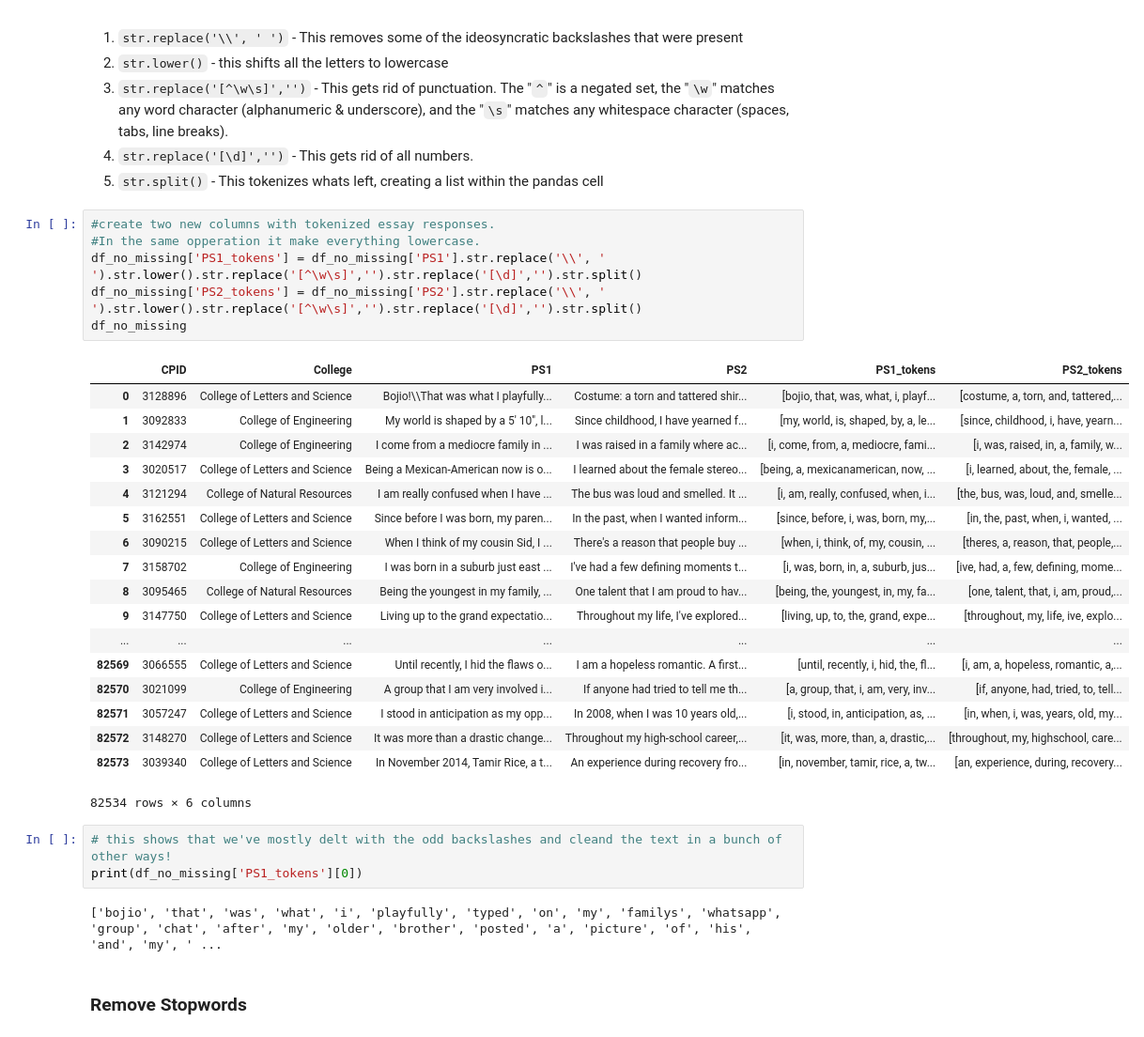
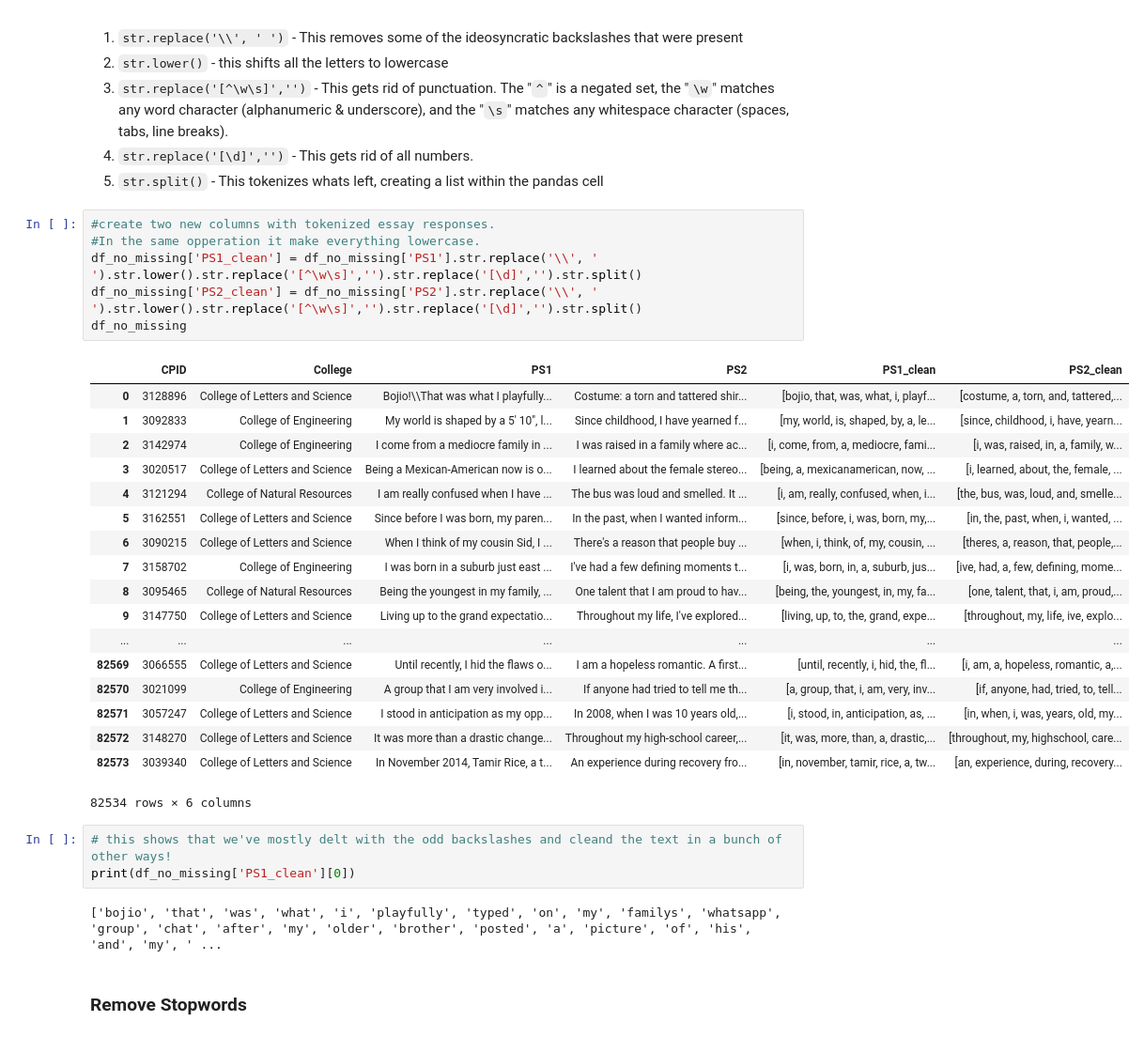
Before and after one commit to BeniamG/Admissions_Essays, a Jupyter notebook: Admissions_Essays_Full_Test_Topic_Modeling.ipynb, the cells around one changed output. Shown at 94% size. Saved outputs shown, nothing was run; the diff lists cells and outputs as text.

```diff
--- a/Admissions_Essays_Full_Test_Topic_Modeling.ipynb
+++ b/Admissions_Essays_Full_Test_Topic_Modeling.ipynb
@@ -332,11 +332,11 @@ The section below combines multiple preprocessing steps into a singl eline of co
 # %%
 #create two new columns with tokenized essay responses.
 #In the same opperation it make everything lowercase.
-df_no_missing['PS1_tokens'] = df_no_missing['PS1'].str.replace('\\', ' ').str.lower().str.replace('[^\w\s]','').str.replace('[\d]','').str.split()
-df_no_missing['PS2_tokens'] = df_no_missing['PS2'].str.replace('\\', ' ').str.lower().str.replace('[^\w\s]','').str.replace('[\d]','').str.split()
+df_no_missing['PS1_clean'] = df_no_missing['PS1'].str.replace('\\', ' ').str.lower().str.replace('[^\w\s]','').str.replace('[\d]','').str.split()
+df_no_missing['PS2_clean'] = df_no_missing['PS2'].str.replace('\\', ' ').str.lower().str.replace('[^\w\s]','').str.replace('[\d]','').str.split()
 df_no_missing
 # %% [output]
-|  | CPID | College | PS1 | PS2 | PS1_tokens | PS2_tokens |
+|  | CPID | College | PS1 | PS2 | PS1_clean | PS2_clean |
 | 0 | 3128896 | College of Letters and Science | Bojio!\\That was what I playfully... | Costume: a torn and tattered shir... | [bojio, that, was, what, i, playf... | [costume, a, torn, and, tattered,... |
 | 1 | 3092833 | College of Engineering | My world is shaped by a 5' 10", l... | Since childhood, I have yearned f... | [my, world, is, shaped, by, a, le... | [since, childhood, i, have, yearn... |
 | 2 | 3142974 | College of Engineering | I come from a mediocre family in ... | I was raised in a family where ac... | [i, come, from, a, mediocre, fami... | [i, was, raised, in, a, family, w... |
@@ -356,7 +356,7 @@ df_no_missing
 82534 rows × 6 columns
 # %%
 # this shows that we've mostly delt with the odd backslashes and cleand the text in a bunch of other ways!
-print(df_no_missing['PS1_tokens'][0])
+print(df_no_missing['PS1_clean'][0])
 # %% [output]
 ['bojio', 'that', 'was', 'what', 'i', 'playfully', 'typed', 'on', 'my', 'familys', 'whatsapp', 'group', 'chat', 'after', 'my', 'older', 'brother', 'posted', 'a', 'picture', 'of', 'his', 'and', 'my', ' ...
 # %% [markdown]
```
Also changed, not shown: parts of 36 cells of this notebook.
